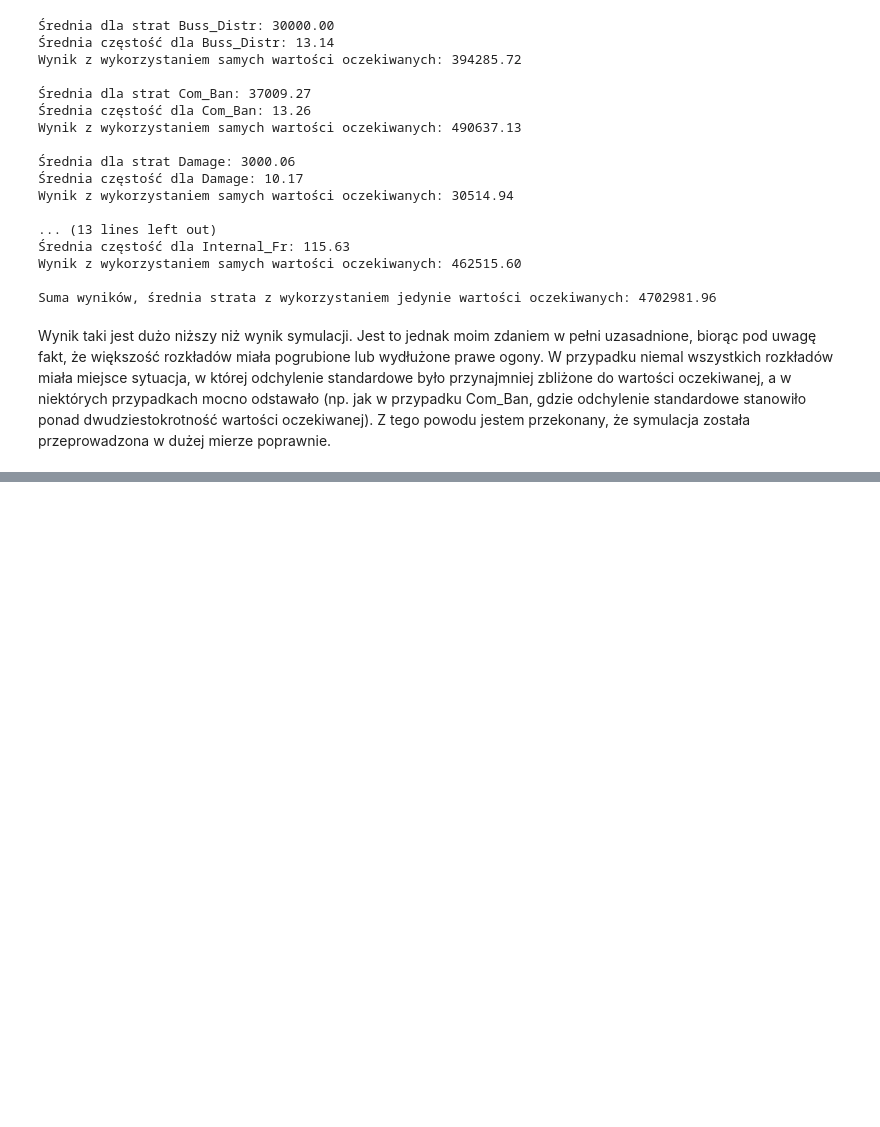
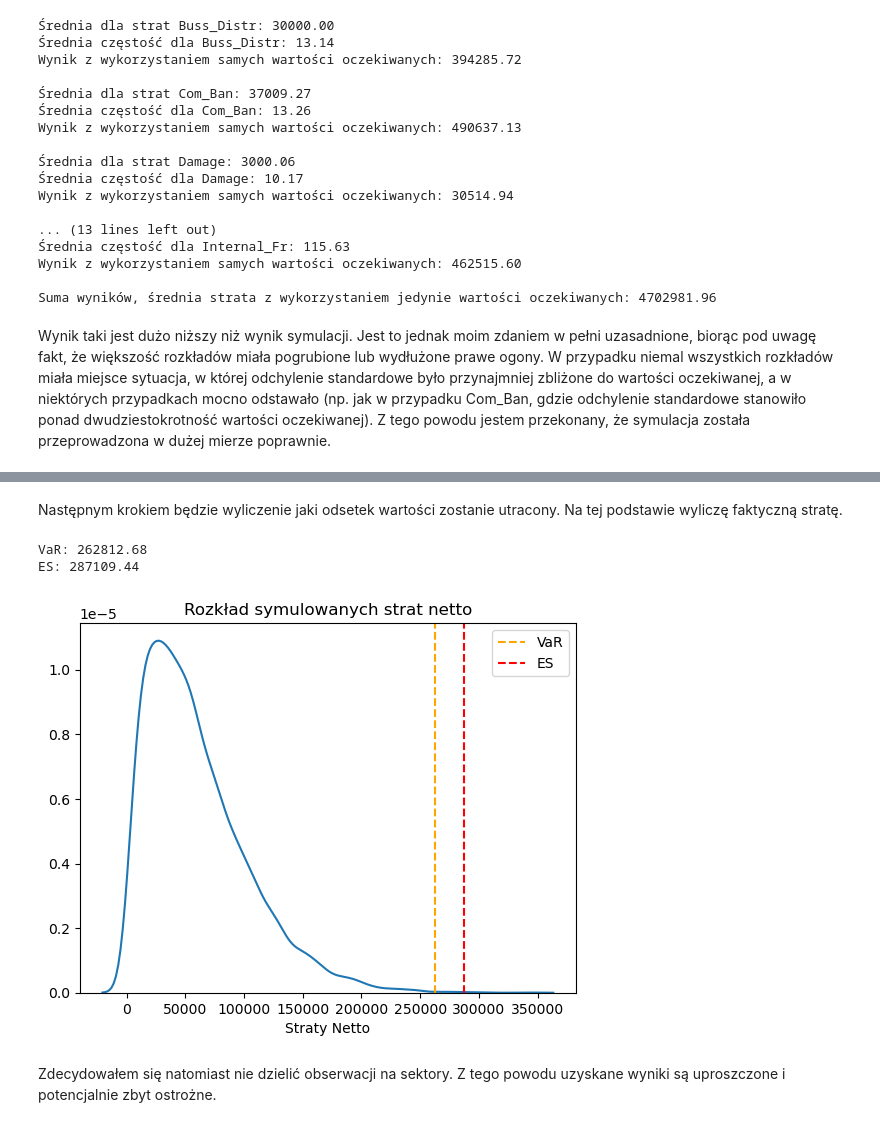
Before and after one commit to jakubzie/CreditAndOperationalRiskModeling, a Jupyter notebook: Projekt/projekt2.ipynb, the cells around one changed output, grey strips where cells are left out. Saved outputs shown, nothing was run; the diff lists cells and outputs as text; code cells hidden in the pictures; blank space fills up the shorter version.

```diff
--- a/Projekt/projekt2.ipynb
+++ b/Projekt/projekt2.ipynb
@@ -230,0 +305,26 @@ Wynik taki jest dużo niższy niż wynik symulacji. Jest to jednak moim zdaniem
+# %% [markdown]
+Następnym krokiem będzie wyliczenie jaki odsetek wartości zostanie utracony. Na tej podstawie wyliczę faktyczną stratę.
+# %%
+df = pd.DataFrame({'Frequency': freq, 'Losses': loses, 'Default Returns': def_returns})
+df['Loss percentage'] = (100 - df['Default Returns'])/100
+df['Net Losses'] = df['Losses'] * df['Loss percentage']
+
+var = np.percentile(df['Net Losses'], 99.9)
+es = df['Net Losses'][df['Net Losses'] >= var].mean()
+
+sns.kdeplot(df['Net Losses'])
+plt.axvline(x=var, color='orange', linestyle='--', label='VaR')
+plt.axvline(x=es, color='red', linestyle='--', label='ES')
+plt.title('Rozkład symulowanych strat netto')
+plt.xlabel('Straty Netto')
+plt.ylabel('')
+plt.legend()
+
+print("VaR: {:.2f}".format(var))
+print("ES: {:.2f}".format(es))
+# %% [output]
+VaR: 262812.68
+ES: 287109.44
+[figure, added]
+# %% [markdown]
+Zdecydowałem się natomiast nie dzielić obserwacji na sektory. Z tego powodu uzyskane wyniki są uproszczone i potencjalnie zbyt ostrożne.
```
Also changed, not shown: parts of 13 cells of this notebook.
